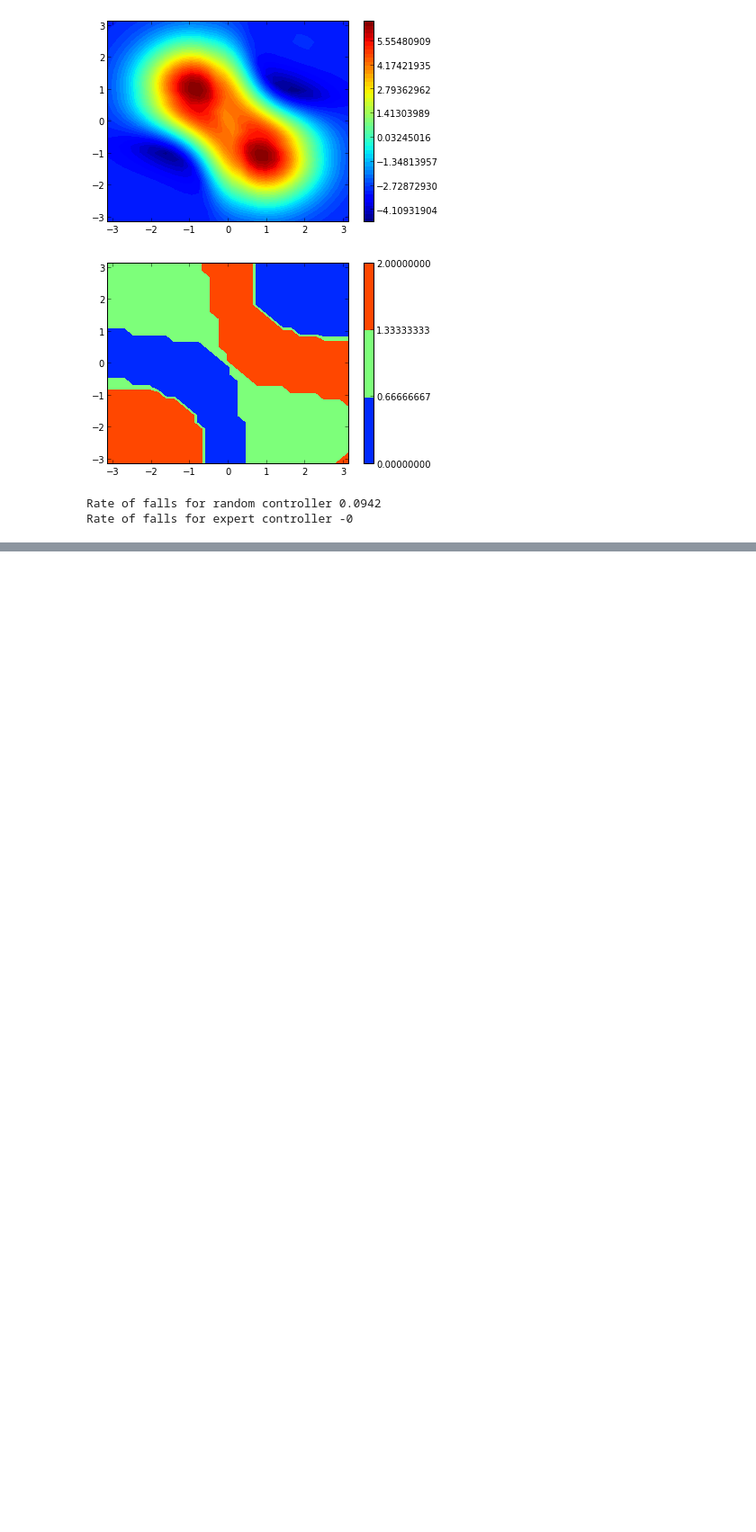
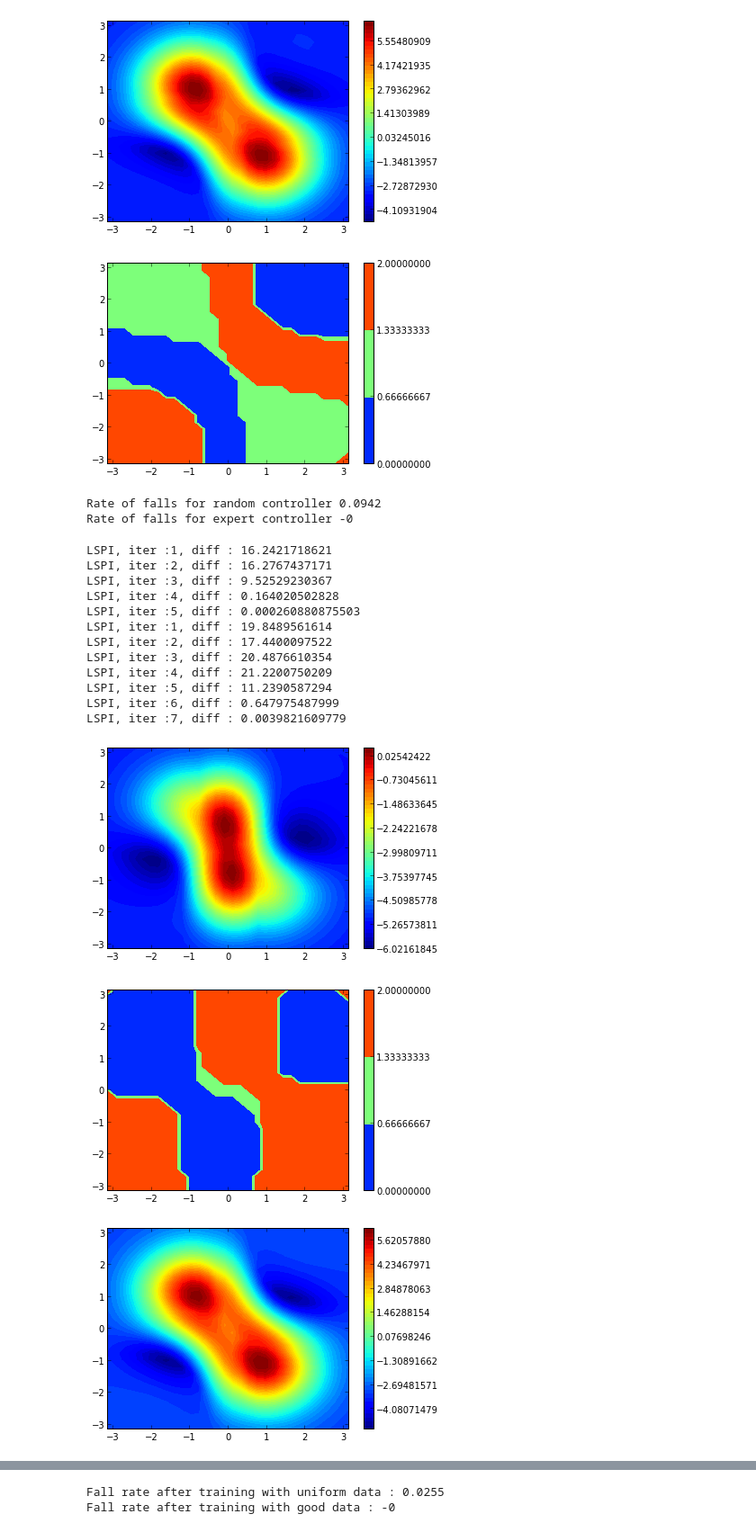
Before and after one commit to edouardklein/RL-and-IRL, a Jupyter notebook: Exp1.ipynb, the cells around one changed output, grey strips where cells are left out. Shown at 90% size. Cells and saved outputs as stored; diff of their text form; code cells hidden in the pictures; blank space fills up the shorter version.

```diff
--- a/Exp1.ipynb
+++ b/Exp1.ipynb
@@ -53,0 +305,24 @@ array([[[ 1.        ,  0.69443083],
+# %%
+#inverted_pendulum_plot_policy(policy_good)
+#states = rand(1000,2)*6-3
+#actions = policy_good(states)
+data = hstack([states,actions])
+#lafem_phi = lambda s,a: inverted_pendulum_phi(hstack([s,a]))
+#lafem_data = map( lambda trans:[trans[0:2],trans[2:3][0]],data)
+#old_classifier=IRL2classif_hack(lafem_data, lafem_phi)
+#theta_old = old_classifier.run()
+#old_rule = greedy_policy(theta_old,inverted_pendulum_phi,ACTION_SPACE)
+#data_0 = array([l for l in data if l[2]==0.])
+#data_1 = array([l for l in data if l[2]==1.])
+#data_2 = array([l for l in data if l[2]==2.])
+#plot(data_0[:,0],data_0[:,1],ls='',marker='o')
+#plot(data_1[:,0],data_1[:,1],ls='',marker='o')
+#plot(data_2[:,0],data_2[:,1],ls='',marker='o')
+#show()
+classifier = StructuredClassifier(data, 2, inverted_pendulum_phi, 30, ACTION_SPACE)
+classif_rule,omega_classif = classifier.run()
+omega_classif-theta_old
+#inverted_pendulum_plot_policy( old_rule )
+#inverted_pendulum_plot(inverted_pendulum_V(theta_old))
+#inverted_pendulum_plot_policy( classif_rule )
+#inverted_pendulum_plot(inverted_pendulum_V(omega_classif))
@@ -275,0 +637,37 @@ Rate of falls for expert controller -0
+# %%
+rand_policy = lambda s: choice(ACTION_SPACE)
+data_uniform = inverted_pendulum_trace( rand_policy, initial_state=inverted_pendulum_uniform_initial_state )
+data_optimal = inverted_pendulum_trace( rand_policy)
+policy_uni,omega_uni = lspi( data_uniform, s_dim=2,a_dim=1, A=ACTION_SPACE, phi=inverted_pendulum_phi, phi_dim=30 )
+policy_good,omega_good = lspi( data_optimal, s_dim=2,a_dim=1, A=ACTION_SPACE, phi=inverted_pendulum_phi, phi_dim=30 )
+
+inverted_pendulum_plot(inverted_pendulum_V(omega_uni))
+two_args_pol_uni = lambda p,s:squeeze(policy_uni(zip_stack(p,s)))
+inverted_pendulum_plot(two_args_pol_uni,contour_levels=3)
+
+inverted_pendulum_plot(inverted_pendulum_V(omega_good))
+two_args_pol_good = lambda p,s:squeeze(policy_good(zip_stack(p,s)))
+inverted_pendulum_plot(two_args_pol_good,contour_levels=3)
+
+trace_uni = inverted_pendulum_trace(policy_uni)
+trace_good = inverted_pendulum_trace(policy_good)
+uni_falls_rate = - mean( trace_uni[:,5] )
+good_falls_rate = - mean( trace_good[:,5] )
+print "Fall rate after training with uniform data : "+str(uni_falls_rate)
+print "Fall rate after training with good data : "+str(good_falls_rate)
+# %% [output]
+LSPI, iter :1, diff : 16.2421718621
+LSPI, iter :2, diff : 16.2767437171
+LSPI, iter :3, diff : 9.52529230367
+LSPI, iter :4, diff : 0.164020502828
+LSPI, iter :5, diff : 0.000260880875503
+LSPI, iter :1, diff : 19.8489561614
+LSPI, iter :2, diff : 17.4400097522
+LSPI, iter :3, diff : 20.4876610354
+LSPI, iter :4, diff : 21.2200750209
+LSPI, iter :5, diff : 11.2390587294
+LSPI, iter :6, diff : 0.647975487999
+LSPI, iter :7, diff : 0.0039821609779
+[figure, added]
+[figure, added]
+[figure, added]
@@ -275,0 +675,2 @@ Rate of falls for expert controller -0
+Fall rate after training with uniform data : 0.0255
+Fall rate after training with good data : -0
```
Also changed, not shown: parts of 13 cells of this notebook, 1 other file.
